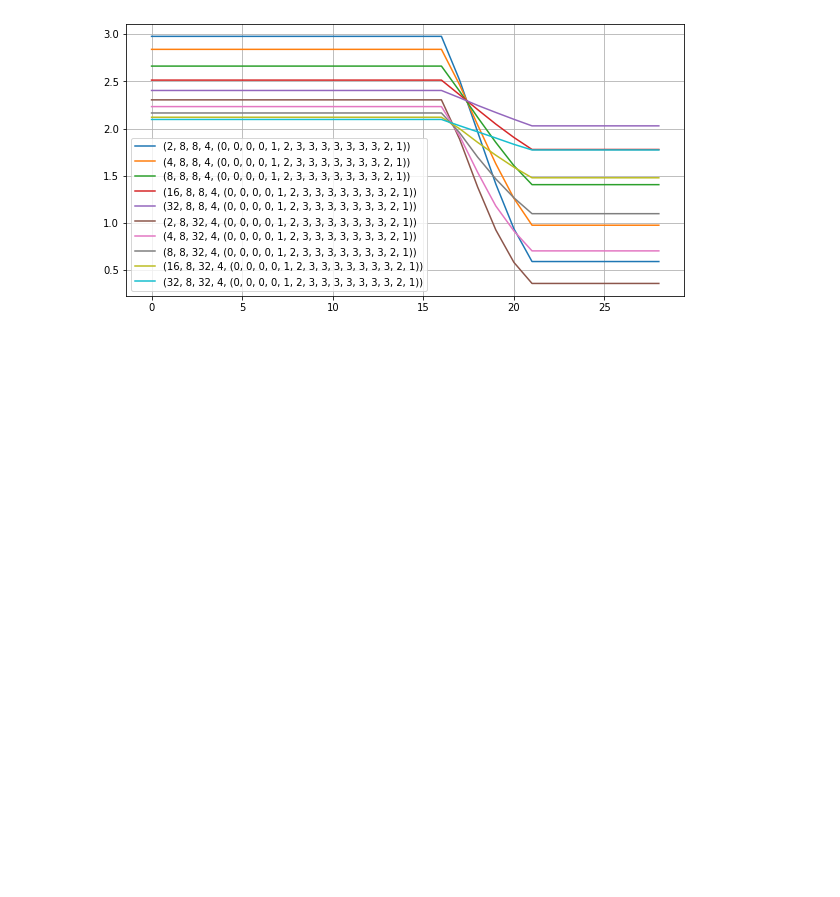
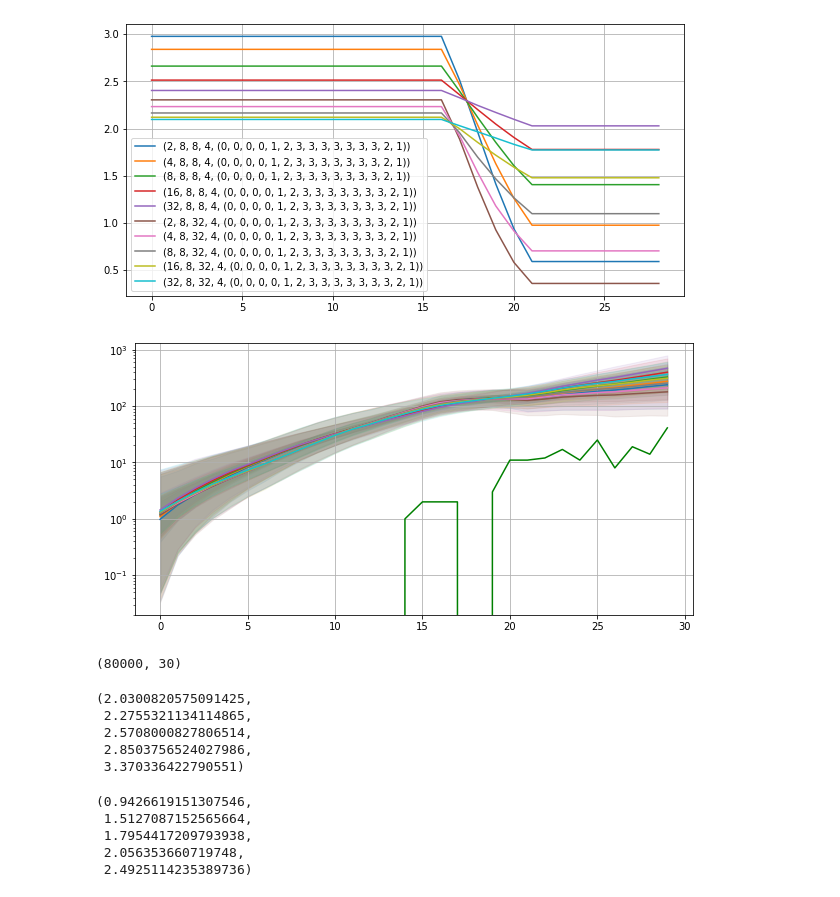
Before and after one commit to usamec/covid_past, a Jupyter notebook: Simul parameter variations.ipynb, the cells around one changed output. Saved outputs shown, nothing was run; the diff lists cells and outputs as text; code cells hidden in the pictures; blank space fills up the shorter version.

```diff
--- a/Simul parameter variations.ipynb
+++ b/Simul parameter variations.ipynb
@@ -187,8 +187,3 @@ plt.legend()
 plt.grid()
 # %% [output]
 [figure]
-# %%
-for i, (x, trace) in enumerate(new_results.items()):
-    plot_trace(trace, "R", label=str(x), color=colors[i])
-plt.grid(True)
-plt.legend()
@@ -200,3 +192,8 @@ colors = list(mcolors.TABLEAU_COLORS.keys())
 colors[0]
 # %% [output]
 'tab:blue'
+# %%
+for i, (x, trace) in enumerate(new_results.items()):
+    plot_trace(trace, "R", label=str(x), color=colors[i], error_bands=False)
+plt.grid(True)
+plt.legend()
@@ -203,8 +203,39 @@ colors[0]
 # %%
 for i, (x, trace) in enumerate(old_results.items()):
-    plot_trace(trace, "R", label=str(x), color=colors[i])
+    plot_trace(trace, "R", label=str(x), color=colors[i], error_bands=False)
 plt.grid(True)
 plt.legend()
 # %% [output]
 <matplotlib.legend.Legend at 0x...>
 [figure]
+# %%
+for i, (x, trace) in enumerate(new_results.items()):
+    plot_trace(trace, "daily", label=str(x), color=colors[i], error_bands=True)
+plt.grid(True)
+plt.plot((SK_CASES_BY_DAY), label="reported cases", color="green")
+plt.yscale("log")
+# %% [output]
+[figure, added]
+# %%
+all_Rs = np.vstack([trace["R"] for trace in new_results.values()])
+all_Rs.shape
+# %% [output]
+(80000, 30)
+# %%
+# starting R
+np.percentile(all_Rs, 2.5, axis=0)[0], np.percentile(all_Rs, 25, axis=0)[0], np.percentile(all_Rs, 50, axis=0)[0], np.percentile(all_Rs, 75, axis=0)[0], np.percentile(all_Rs, 97.5, axis=0)[0]
+# %% [output]
+(2.0300820575091425,
+ 2.2755321134114865,
+ 2.5708000827806514,
+ 2.8503756524027986,
+ 3.370336422790551)
+# %%
+# final R
+np.percentile(all_Rs, 2.5, axis=0)[-1], np.percentile(all_Rs, 25, axis=0)[-1], np.percentile(all_Rs, 50, axis=0)[-1], np.percentile(all_Rs, 75, axis=0)[-1], np.percentile(all_Rs, 97.5, axis=0)[-1]
+# %% [output]
+(0.9426619151307546,
+ 1.5127087152565664,
+ 1.7954417209793938,
+ 2.056353660719748,
+ 2.4925114235389736)
```
Also changed, not shown: parts of 2 cells of this notebook.
